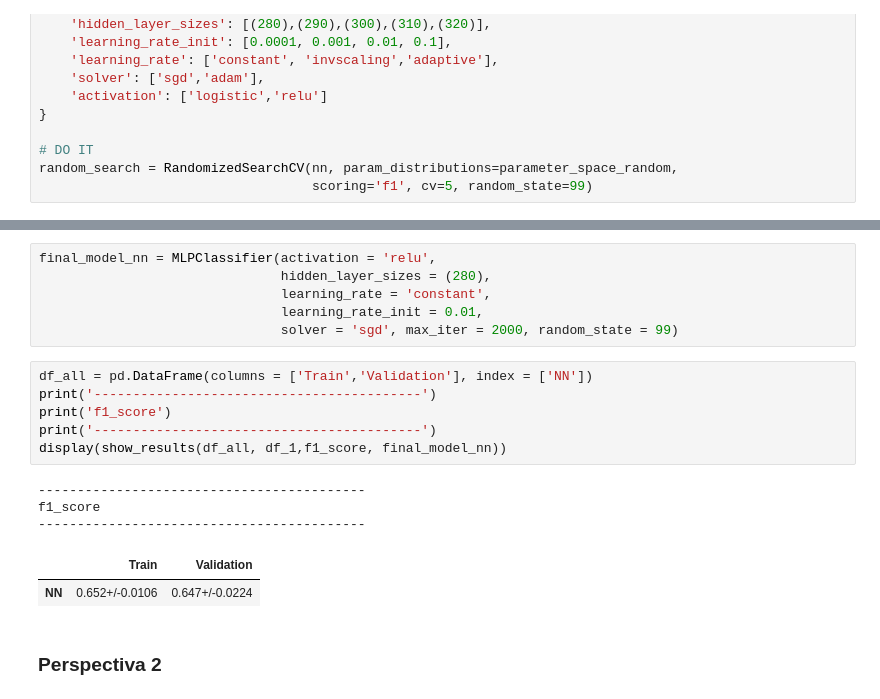
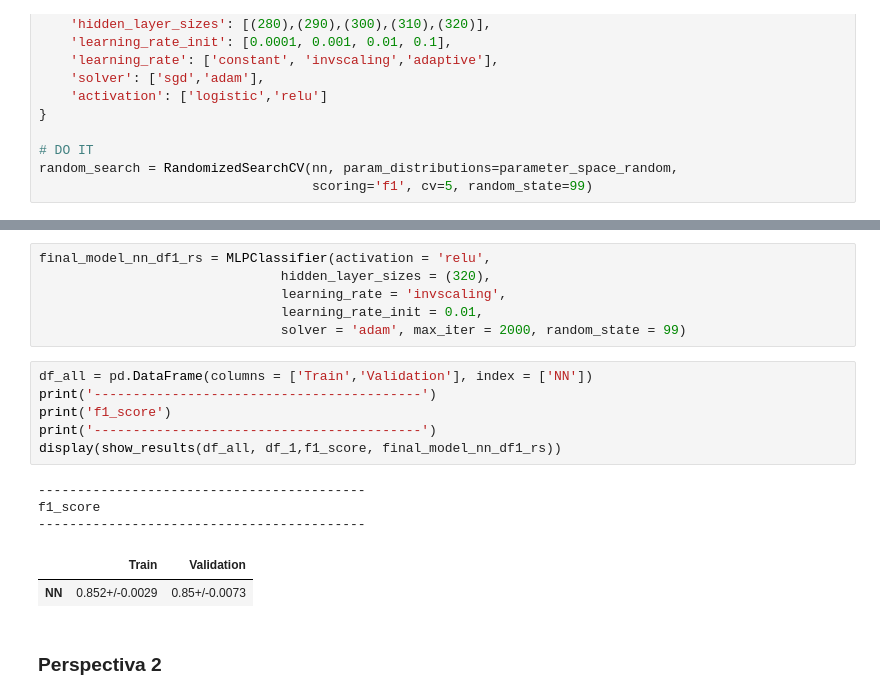
Before and after one commit to dalmeida64/NOVAIMS_EDSB25_30, a Jupyter notebook: src/03_Models/0304_Neural_Networks.ipynb, the cells around one changed output, grey strips where cells are left out. Cells and saved outputs as stored; diff of their text form.

```diff
--- a/src/03_Models/0304_Neural_Networks.ipynb
+++ b/src/03_Models/0304_Neural_Networks.ipynb
@@ -166,21 +150,21 @@ Best Score:  0.6459085516639107
 # %%
-final_model_nn = MLPClassifier(activation = 'relu',
-                               hidden_layer_sizes = (280),
-                               learning_rate = 'constant',
+final_model_nn_df1_rs = MLPClassifier(activation = 'relu',
+                               hidden_layer_sizes = (320),
+                               learning_rate = 'invscaling',
                                learning_rate_init = 0.01,
-                               solver = 'sgd', max_iter = 2000, random_state = 99)
+                               solver = 'adam', max_iter = 2000, random_state = 99)
 # %%
 df_all = pd.DataFrame(columns = ['Train','Validation'], index = ['NN'])
 print('------------------------------------------')
 print('f1_score')
 print('------------------------------------------')
-display(show_results(df_all, df_1,f1_score, final_model_nn))
+display(show_results(df_all, df_1,f1_score, final_model_nn_df1_rs))
 # %% [output]
 ------------------------------------------
 f1_score
 ------------------------------------------
 |  | Train | Validation |
-| NN | 0.652+/-0.0106 | 0.647+/-0.0224 |
+| NN | 0.852+/-0.0029 | 0.85+/-0.0073 |
 # %% [markdown]
 ### Perspectiva 2
 # %%
```
Also changed, not shown: parts of 27 cells of this notebook, 5 other files.
